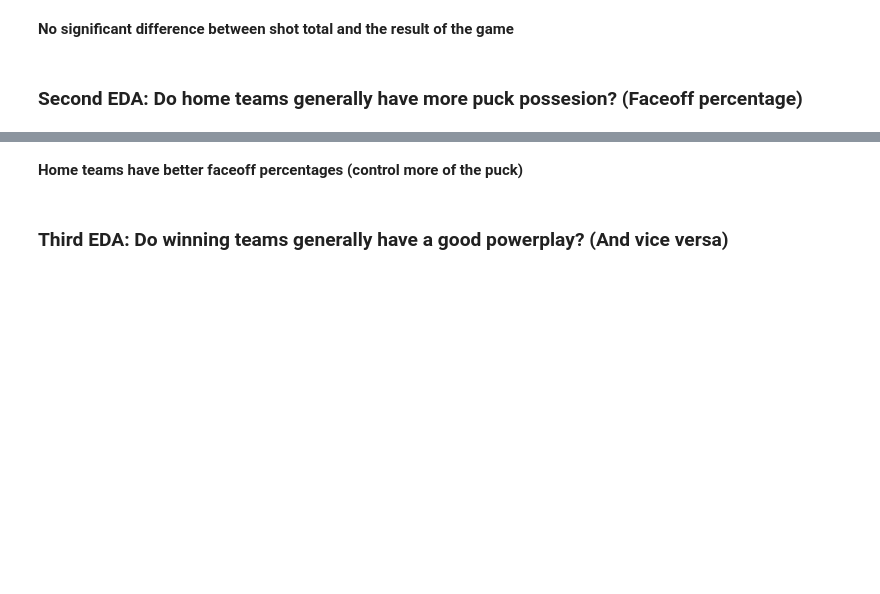
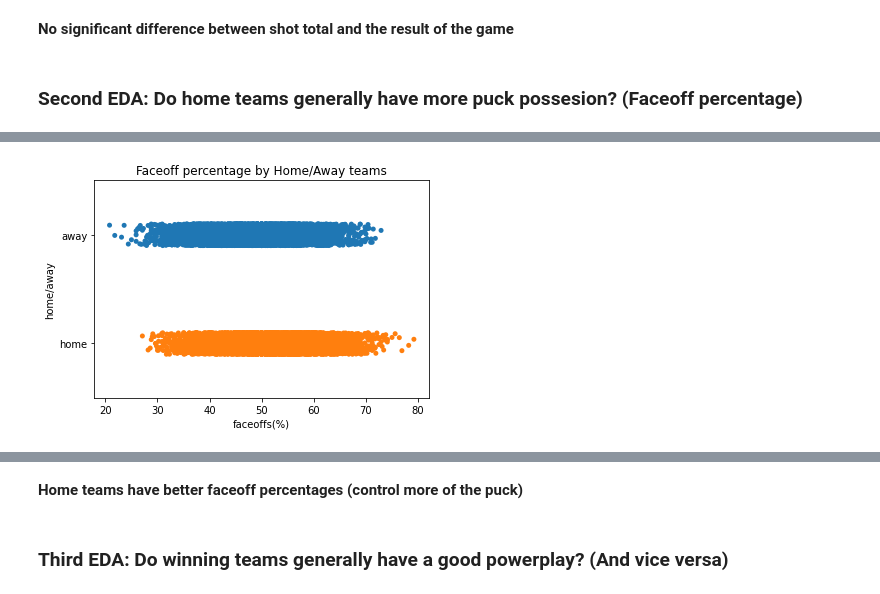
Before and after one commit to data301-2020-winter1/course-project-solo_329, a Jupyter notebook: analysis/scripts/EDA.ipynb, the cells around one changed output, grey strips where cells are left out. Cells and saved outputs as stored; diff of their text form; code cells hidden in the pictures; blank space fills up the shorter version.

```diff
--- a/analysis/scripts/EDA.ipynb
+++ b/analysis/scripts/EDA.ipynb
@@ -55,0 +41,4 @@ Text(0.5, 1.0, 'faceoff percentage by home/away teams')
+# %%
+df4= project_functions1.stripplot2(df)
+# %% [output]
+[figure, added]
```
Also changed, not shown: parts of 23 cells of this notebook, 1 other file.
